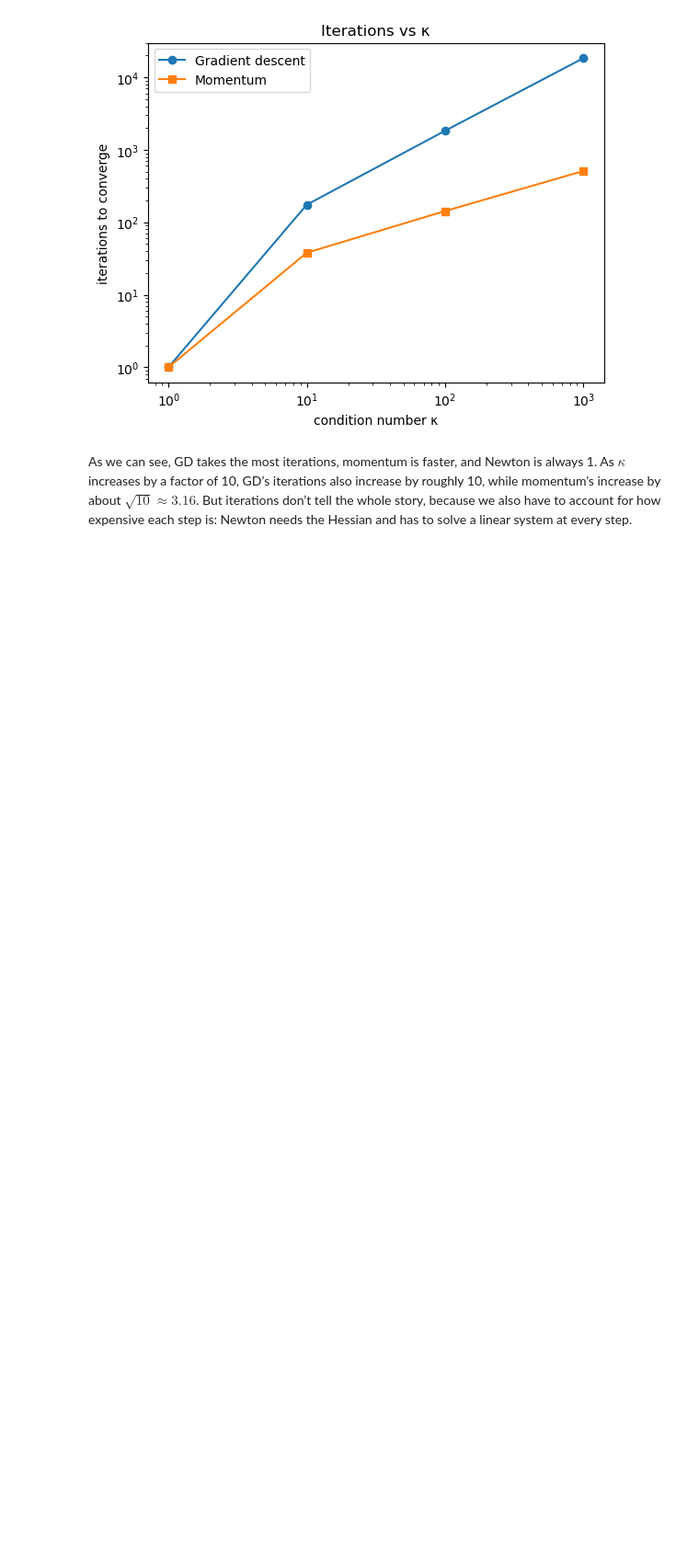
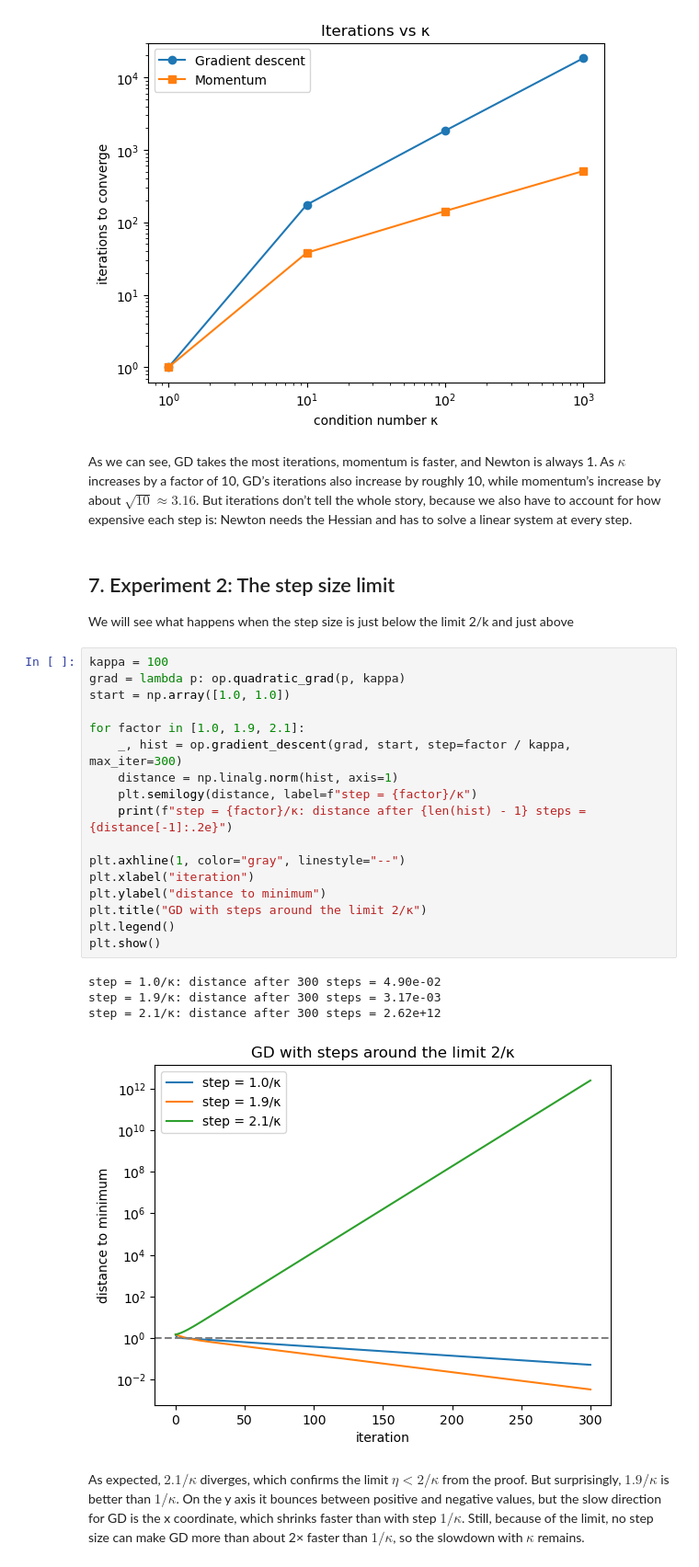
Before and after one commit to CopyPasteExpert/SoftUni-Gradient-Descent, a Jupyter notebook: notebook.ipynb, the cells around one changed output. Shown at 92% size. Drawn from its saved outputs; the diff is of its cells as text; blank space fills up the shorter version.

Commit message:
Experiment 2

```diff
--- a/notebook.ipynb
+++ b/notebook.ipynb
@@ -171,3 +171,31 @@ kappa      GD  Momentum  Newton
 [figure]
 # %% [markdown]
 As we can see, GD takes the most iterations, momentum is faster, and Newton is always 1. As $\kappa$ increases by a factor of 10, GD’s iterations also increase by roughly 10, while momentum’s increase by about $\sqrt{10} \approx 3.16$. But iterations don’t tell the whole story, because we also have to account for how expensive each step is: Newton needs the Hessian and has to solve a linear system at every step.
+# %% [markdown]
+## 7. Experiment 2: The step size limit
+
+We will see what happens when the step size is just below the limit 2/k and just above
+# %%
+kappa = 100
+grad = lambda p: op.quadratic_grad(p, kappa)
+start = np.array([1.0, 1.0])
+
+for factor in [1.0, 1.9, 2.1]:
+    _, hist = op.gradient_descent(grad, start, step=factor / kappa, max_iter=300)
+    distance = np.linalg.norm(hist, axis=1)
+    plt.semilogy(distance, label=f"step = {factor}/κ")
+    print(f"step = {factor}/κ: distance after {len(hist) - 1} steps = {distance[-1]:.2e}")
+
+plt.axhline(1, color="gray", linestyle="--")
+plt.xlabel("iteration")
+plt.ylabel("distance to minimum")
+plt.title("GD with steps around the limit 2/κ")
+plt.legend()
+plt.show()
+# %% [output]
+step = 1.0/κ: distance after 300 steps = 4.90e-02
+step = 1.9/κ: distance after 300 steps = 3.17e-03
+step = 2.1/κ: distance after 300 steps = 2.62e+12
+[figure, added]
+# %% [markdown]
+As expected, $2.1/\kappa$ diverges, which confirms the limit $\eta < 2/\kappa$ from the proof. But surprisingly, $1.9/\kappa$ is better than $1/\kappa$. On the y axis it bounces between positive and negative values, but the slow direction for GD is the x coordinate, which shrinks faster than with step $1/\kappa$. Still, because of the limit, no step size can make GD more than about 2× faster than $1/\kappa$, so the slowdown with $\kappa$ remains.
```
